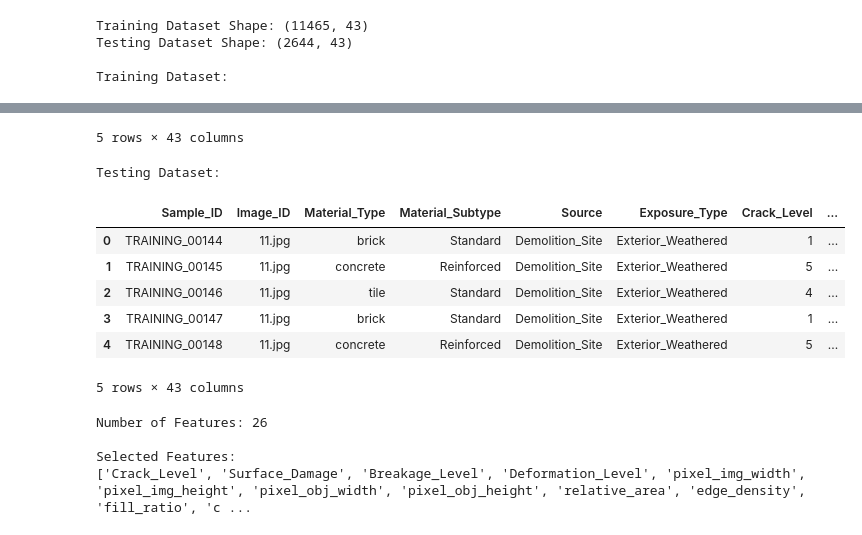
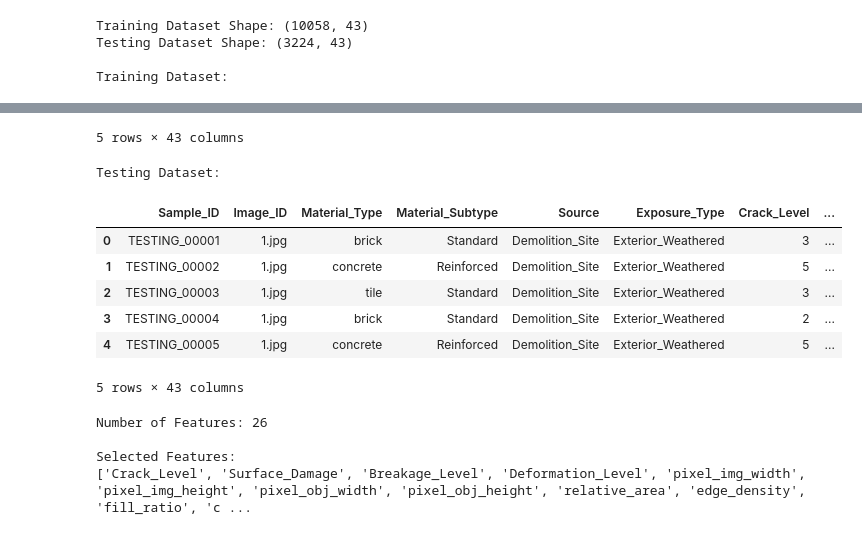
Before and after one commit to ryanzone/demolition-model, a Jupyter notebook: pbl2/KMeans.ipynb, the cells around one changed output, grey strips where cells are left out. Cells and saved outputs as stored; diff of their text form; code cells hidden in the pictures.

```diff
--- a/pbl2/KMeans.ipynb
+++ b/pbl2/KMeans.ipynb
@@ -15,8 +15,8 @@ from sklearn.metrics import (
 # %%
 
 # Load datasets
-train = pd.read_csv("../training_image_features_grouped.csv")
-test = pd.read_csv("../testing_image_features_grouped.csv")
+train = pd.read_csv("../training_image_features.csv")
+test = pd.read_csv("../testing_image_features.csv")
 
 TARGET = "Condition_Class"
 CLASSES = ["Excellent", "Good", "Fair", "Poor"]
@@ -30,8 +30,8 @@ display(train.head())
 print("\nTesting Dataset:")
 display(test.head())
 # %% [output]
-Training Dataset Shape: (11465, 43)
-Testing Dataset Shape: (2644, 43)
+Training Dataset Shape: (10058, 43)
+Testing Dataset Shape: (3224, 43)
 
 Training Dataset:
 |  | Sample_ID | Image_ID | Material_Type | Material_Subtype | Source | Exposure_Type | Crack_Level | ... |
@@ -43,11 +43,11 @@ Training Dataset:
 5 rows × 43 columns
 Testing Dataset:
 |  | Sample_ID | Image_ID | Material_Type | Material_Subtype | Source | Exposure_Type | Crack_Level | ... |
-| 0 | TRAINING_00144 | 11.jpg | brick | Standard | Demolition_Site | Exterior_Weathered | 1 | ... |
-| 1 | TRAINING_00145 | 11.jpg | concrete | Reinforced | Demolition_Site | Exterior_Weathered | 5 | ... |
-| 2 | TRAINING_00146 | 11.jpg | tile | Standard | Demolition_Site | Exterior_Weathered | 4 | ... |
-| 3 | TRAINING_00147 | 11.jpg | brick | Standard | Demolition_Site | Exterior_Weathered | 1 | ... |
-| 4 | TRAINING_00148 | 11.jpg | concrete | Reinforced | Demolition_Site | Exterior_Weathered | 5 | ... |
+| 0 | TESTING_00001 | 1.jpg | brick | Standard | Demolition_Site | Exterior_Weathered | 3 | ... |
+| 1 | TESTING_00002 | 1.jpg | concrete | Reinforced | Demolition_Site | Exterior_Weathered | 5 | ... |
+| 2 | TESTING_00003 | 1.jpg | tile | Standard | Demolition_Site | Exterior_Weathered | 3 | ... |
+| 3 | TESTING_00004 | 1.jpg | brick | Standard | Demolition_Site | Exterior_Weathered | 2 | ... |
+| 4 | TESTING_00005 | 1.jpg | concrete | Reinforced | Demolition_Site | Exterior_Weathered | 5 | ... |
 5 rows × 43 columns
 # %%
 
```
Also changed, not shown: parts of 11 cells of this notebook, 5 other files.
